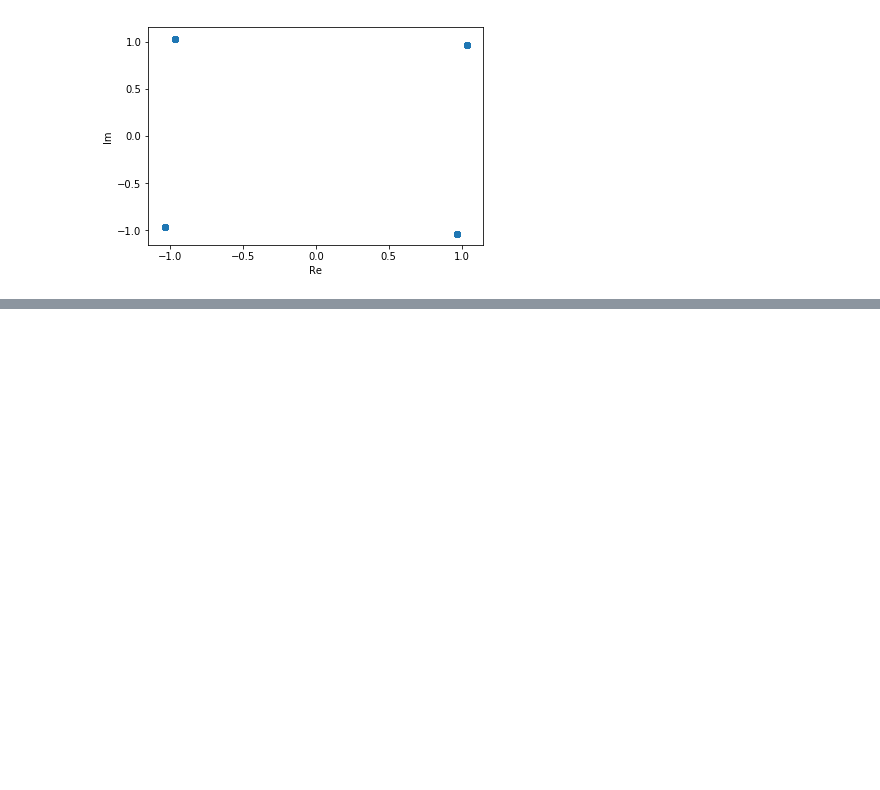
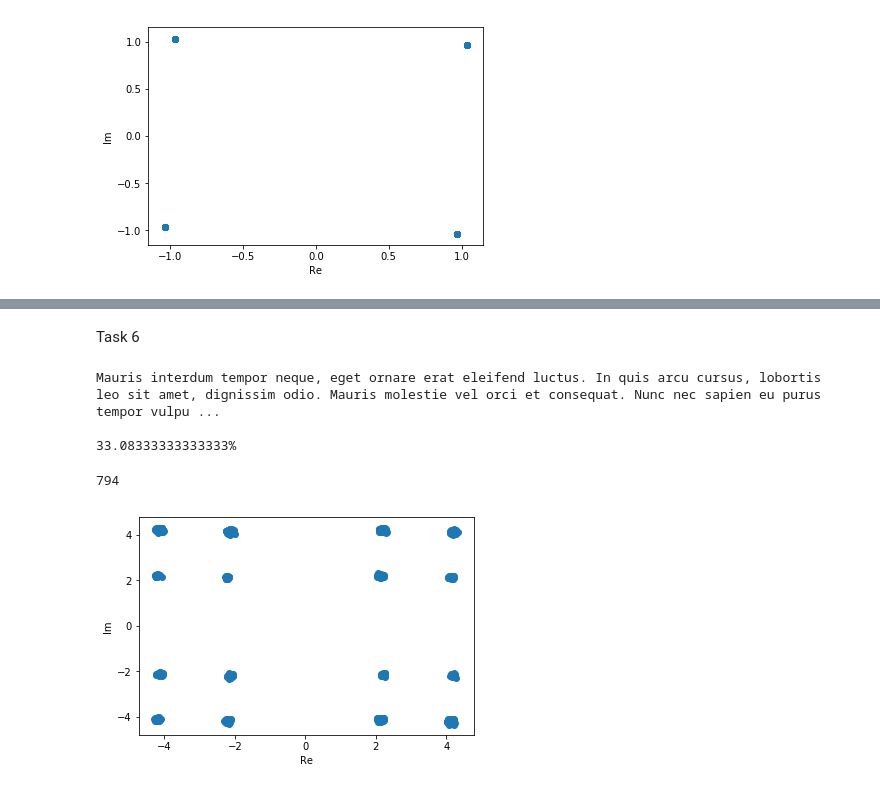
Before and after one commit to EdwardStables/CommsCW, a Jupyter notebook: Jupyter Workings/Workbook for signal processing.ipynb, the cells around one changed output, grey strips where cells are left out. Cells and saved outputs as stored; diff of their text form; code cells hidden in the pictures; blank space fills up the shorter version.

```diff
--- a/Jupyter Workings/Workbook for signal processing.ipynb
+++ b/Jupyter Workings/Workbook for signal processing.ipynb
@@ -248,0 +272,10 @@ plot(errorCounter)
+# %% [markdown]
+Task 6
+# %%
+run(SNR = 30, SNRj = 10, plot = True)
+# %% [output]
+Mauris interdum tempor neque, eget ornare erat eleifend luctus. In quis arcu cursus, lobortis leo sit amet, dignissim odio. Mauris molestie vel orci et consequat. Nunc nec sapien eu purus tempor vulpu ...
+
+33.08333333333333%
+794
+[figure, added]
```
Also changed, not shown: parts of 25 cells of this notebook, 3 other files.
